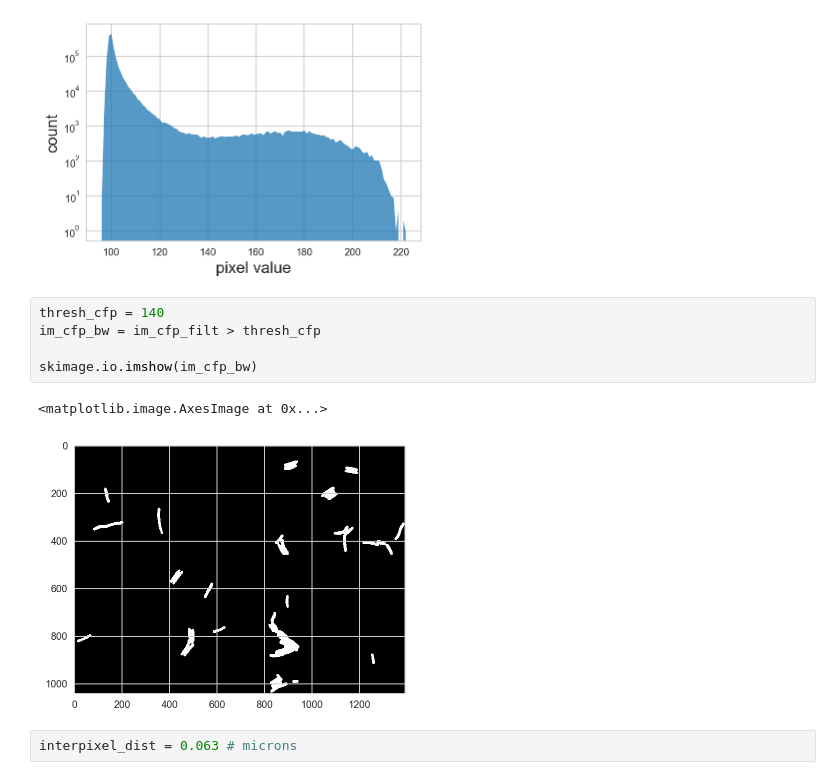
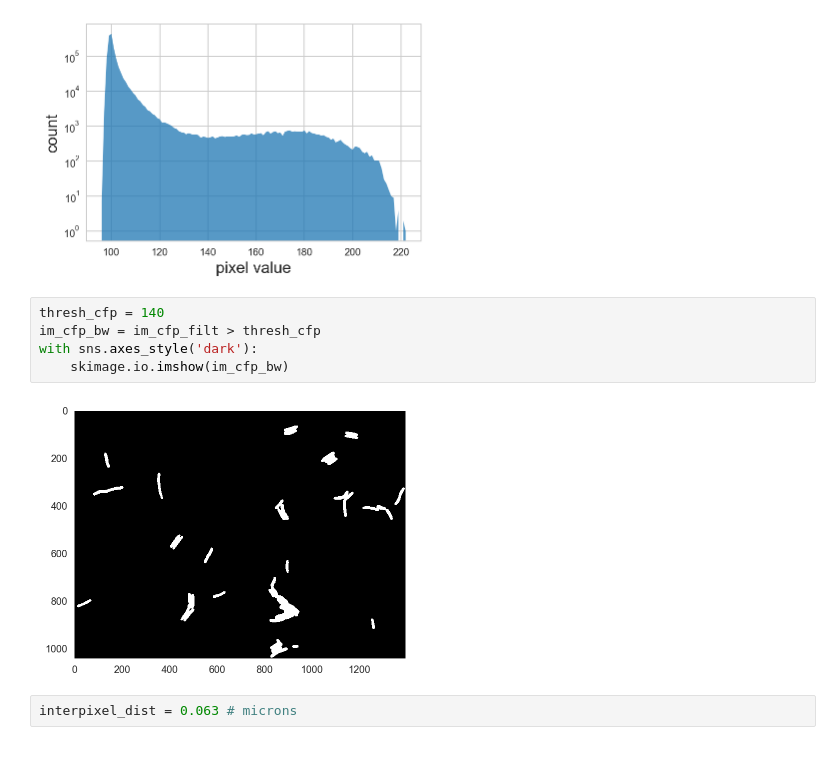
Before and after one commit to amansourian/bootcamp, a Jupyter notebook: image_processing_practice.ipynb, the cells around one changed output. Drawn from its saved outputs; the diff is of its cells as text.

```diff
--- a/image_processing_practice.ipynb
+++ b/image_processing_practice.ipynb
@@ -79,11 +79,10 @@ _ = ax.fill_between(bins_cfp, hist_cfp, alpha=0.75)
 # %%
 thresh_cfp = 140
 im_cfp_bw = im_cfp_filt > thresh_cfp
-
-skimage.io.imshow(im_cfp_bw)
+with sns.axes_style('dark'):
+    skimage.io.imshow(im_cfp_bw)
 # %% [output]
-<matplotlib.image.AxesImage at 0x...>
-[figure, old version]
+[figure, new version]
 # %%
 interpixel_dist = 0.063 # microns
 # %%
```
Also changed, not shown: parts of 1 cell of this notebook, 1 other file.
